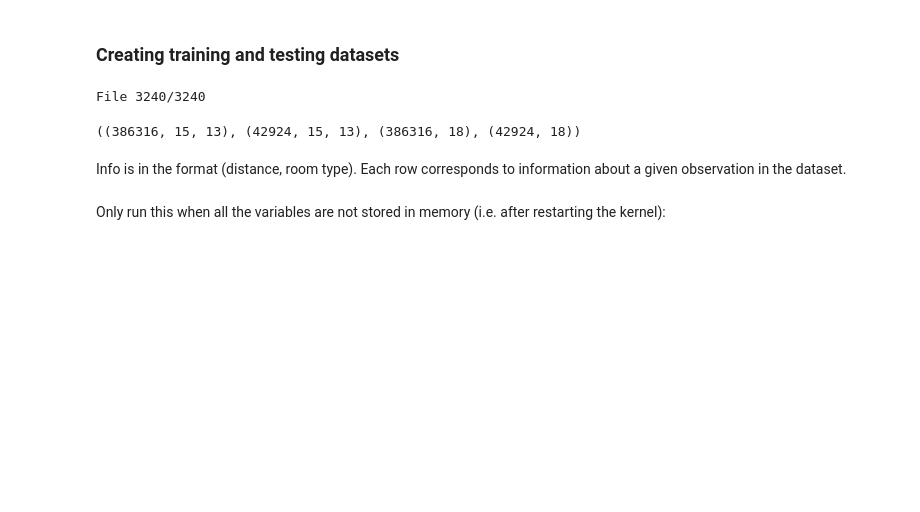
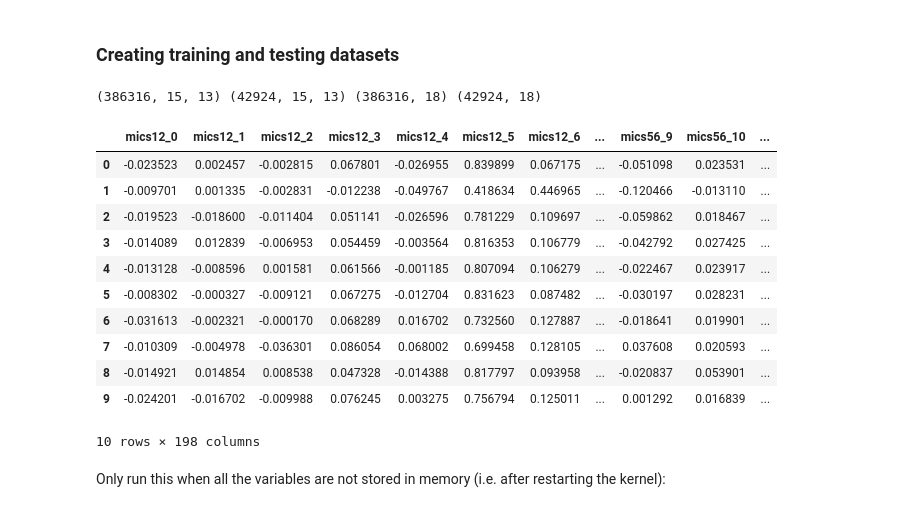
Before and after one commit to thomson008/MEng-project, a Jupyter notebook: Jupyter Notebooks/CNN_DOA.ipynb, the cells around one changed output. Cells and saved outputs as stored; diff of their text form; code cells hidden in the pictures; blank space fills up the shorter version.

Commit message:
Display some entries from the dataframe in the notebook

```diff
--- a/Jupyter Notebooks/CNN_DOA.ipynb
+++ b/Jupyter Notebooks/CNN_DOA.ipynb
@@ -483,22 +483,34 @@ def create_dataframe(test=0.1, samples=20, step=5, resolution=20, is_info=False)
 
     return pd.concat(dataframes, ignore_index=True)
 # %%
-df = create_dataframe(is_info=True, samples=SAMPLES, step=STEP, resolution=RESOLUTION)
-df.to_csv('../training_data/dataset.csv')
+# df = create_dataframe(is_info=True, samples=SAMPLES, step=STEP, resolution=RESOLUTION)
+# df.to_csv('../training_data/dataset.csv')
 
-# Split to train and test sets
-df_train, df_test = train_test_split(df, test_size=0.1)
+# # Split to train and test sets
+# df_train, df_test = train_test_split(df, test_size=0.1)
 
-# Create numpy arrays with observations and one-hot labels
-encoder = OneHotEncoder(handle_unknown='ignore', sparse=False)
-X_train, y_train, X_test, y_test = create_whole_dataset(df_train, df_test, encoder)
+# # Create numpy arrays with observations and one-hot labels
+# encoder = OneHotEncoder(handle_unknown='ignore', sparse=False)
+# X_train, y_train, X_test, y_test = create_whole_dataset(df_train, df_test, encoder)
 
-np.shape(X_train), np.shape(X_test), np.shape(y_train), np.shape(y_test)
+
+print(np.shape(X_train), np.shape(X_test), np.shape(y_train), np.shape(y_test))
+pd.set_option('display.max_columns', 15)
+df.head(10)
 # %% [output]
-File 3240/3240
+(386316, 15, 13) (42924, 15, 13) (386316, 18) (42924, 18)
+|  | mics12_0 | mics12_1 | mics12_2 | mics12_3 | mics12_4 | mics12_5 | mics12_6 | ... | mics56_9 | mics56_10 | ... |
+| 0 | -0.023523 | 0.002457 | -0.002815 | 0.067801 | -0.026955 | 0.839899 | 0.067175 | ... | -0.051098 | 0.023531 | ... |
+| 1 | -0.009701 | 0.001335 | -0.002831 | -0.012238 | -0.049767 | 0.418634 | 0.446965 | ... | -0.120466 | -0.013110 | ... |
+| 2 | -0.019523 | -0.018600 | -0.011404 | 0.051141 | -0.026596 | 0.781229 | 0.109697 | ... | -0.059862 | 0.018467 | ... |
+| 3 | -0.014089 | 0.012839 | -0.006953 | 0.054459 | -0.003564 | 0.816353 | 0.106779 | ... | -0.042792 | 0.027425 | ... |
+| 4 | -0.013128 | -0.008596 | 0.001581 | 0.061566 | -0.001185 | 0.807094 | 0.106279 | ... | -0.022467 | 0.023917 | ... |
+| 5 | -0.008302 | -0.000327 | -0.009121 | 0.067275 | -0.012704 | 0.831623 | 0.087482 | ... | -0.030197 | 0.028231 | ... |
+| 6 | -0.031613 | -0.002321 | -0.000170 | 0.068289 | 0.016702 | 0.732560 | 0.127887 | ... | -0.018641 | 0.019901 | ... |
+| 7 | -0.010309 | -0.004978 | -0.036301 | 0.086054 | 0.068002 | 0.699458 | 0.128105 | ... | 0.037608 | 0.020593 | ... |
+| 8 | -0.014921 | 0.014854 | 0.008538 | 0.047328 | -0.014388 | 0.817797 | 0.093958 | ... | -0.020837 | 0.053901 | ... |
+| 9 | -0.024201 | -0.016702 | -0.009988 | 0.076245 | 0.003275 | 0.756794 | 0.125011 | ... | 0.001292 | 0.016839 | ... |
-((386316, 15, 13), (42924, 15, 13), (386316, 18), (42924, 18))
+10 rows × 198 columns
-# %% [markdown]
-Info is in the format (distance, room type). Each row corresponds to information about a given observation in the dataset.
 # %% [markdown]
 Only run this when all the variables are not stored in memory (i.e. after restarting the kernel):
 # %%
```
